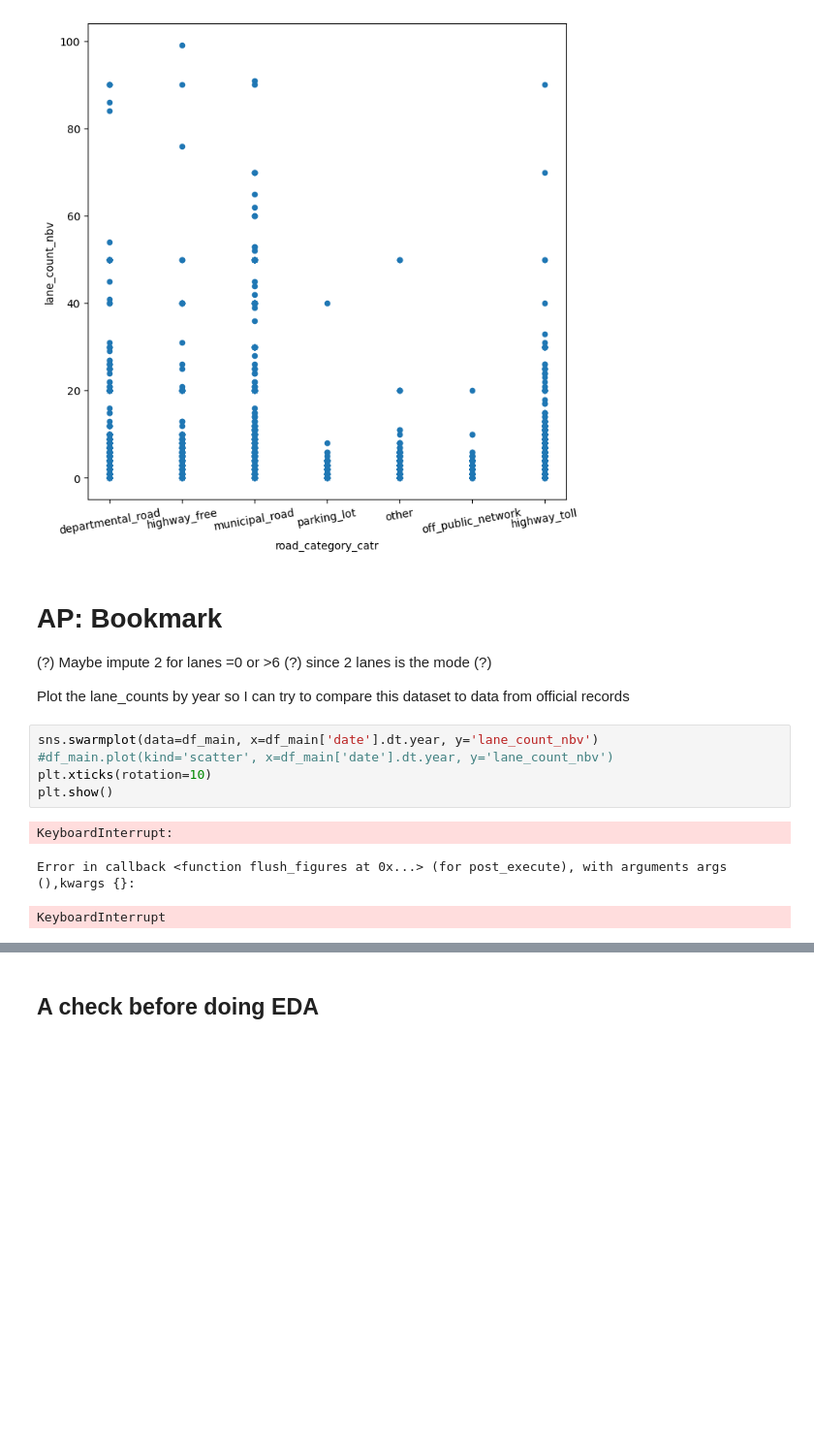
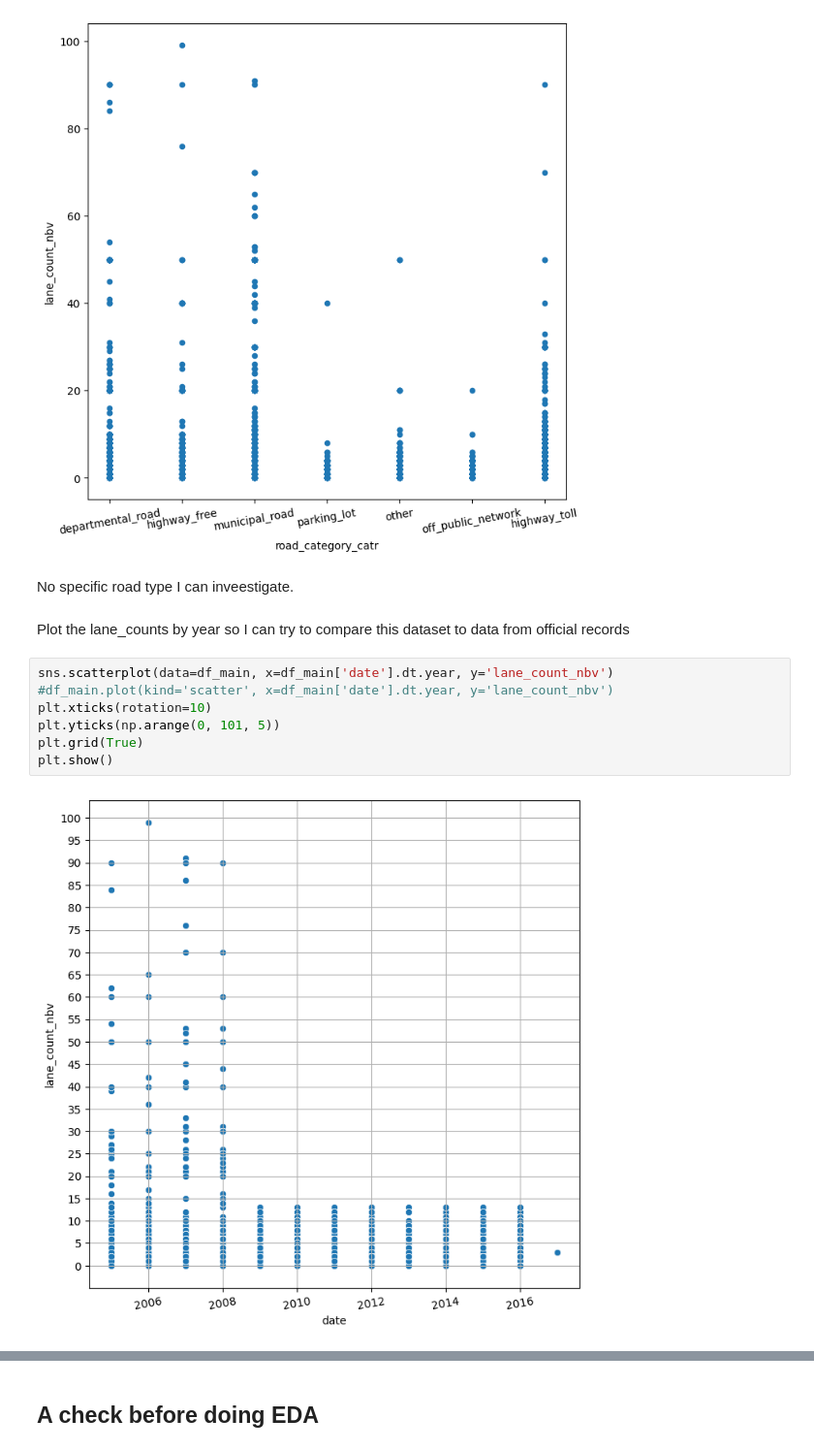
Before and after one commit to August-JF-Perez/AugustP_Crash_Location_Characterization, a Jupyter notebook: Capstone 3 Data Wrangling and EDA.ipynb, the cells around one changed output, grey strips where cells are left out. Shown at 97% size. Saved outputs shown, nothing was run; the diff lists cells and outputs as text; blank space fills up the shorter version.

```diff
--- a/Capstone 3 Data Wrangling and EDA.ipynb
+++ b/Capstone 3 Data Wrangling and EDA.ipynb
@@ -1930,18 +1913,16 @@ plt.xticks(rotation=10)
 plt.show()
 # %% [output]
 [figure]
+# %% [markdown]
+No specific road type I can inveestigate.
 # %% [markdown]
-# AP: Bookmark
-
-(?) Maybe impute 2 for lanes =0 or >6 (?) since 2 lanes is the mode (?)
-
 Plot the lane_counts by year so I can try to compare this dataset to data from official records
 # %%
-sns.swarmplot(data=df_main, x=df_main['date'].dt.year, y='lane_count_nbv')
+sns.scatterplot(data=df_main, x=df_main['date'].dt.year, y='lane_count_nbv')
 #df_main.plot(kind='scatter', x=df_main['date'].dt.year, y='lane_count_nbv')
 plt.xticks(rotation=10)
+plt.yticks(np.arange(0, 101, 5))
+plt.grid(True)
 plt.show()
 # %% [output]
-KeyboardInterrupt:
-Error in callback <function flush_figures at 0x...> (for post_execute), with arguments args (),kwargs {}:
-KeyboardInterrupt
+[figure, added]
```
Also changed, not shown: parts of 15 cells of this notebook, 1 other file.
